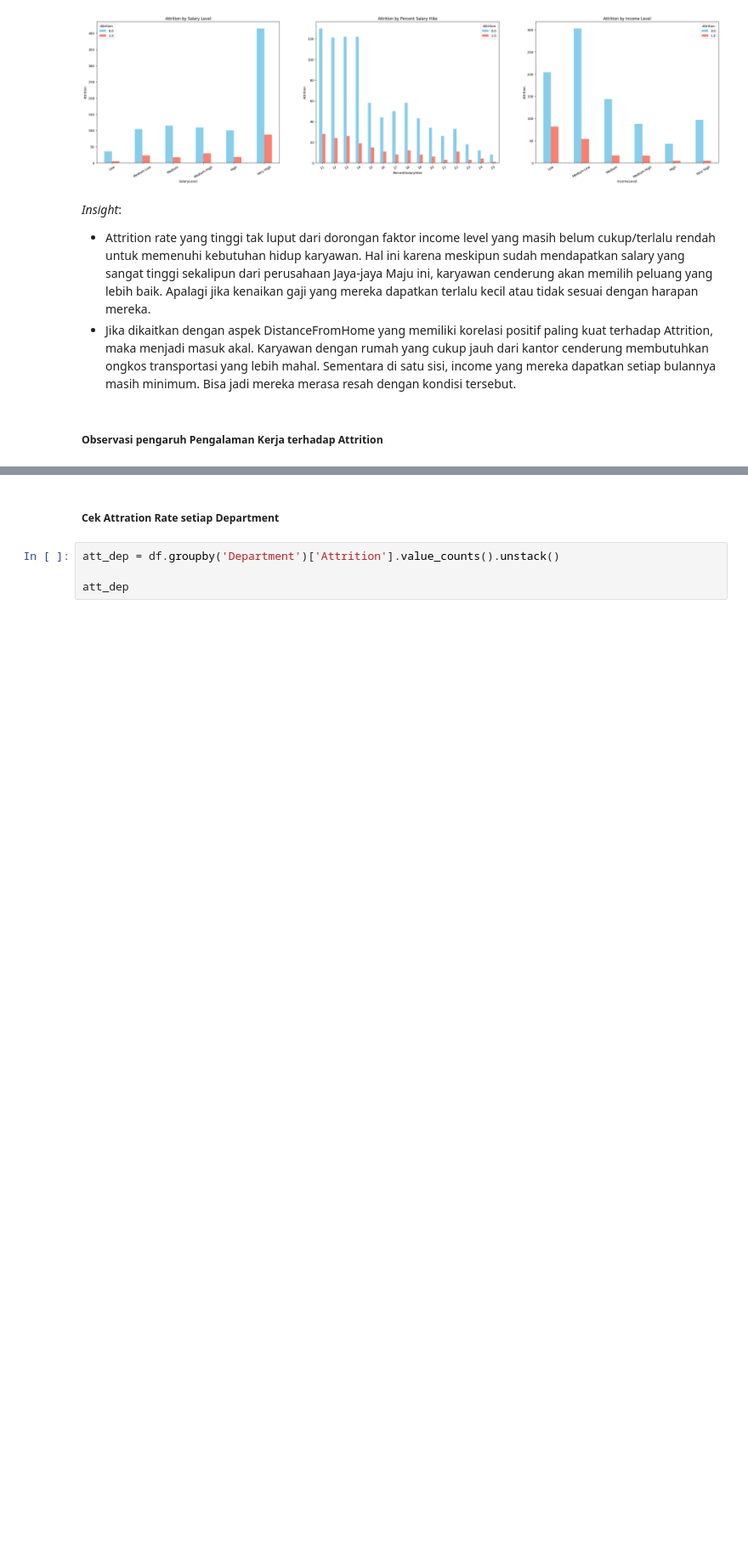
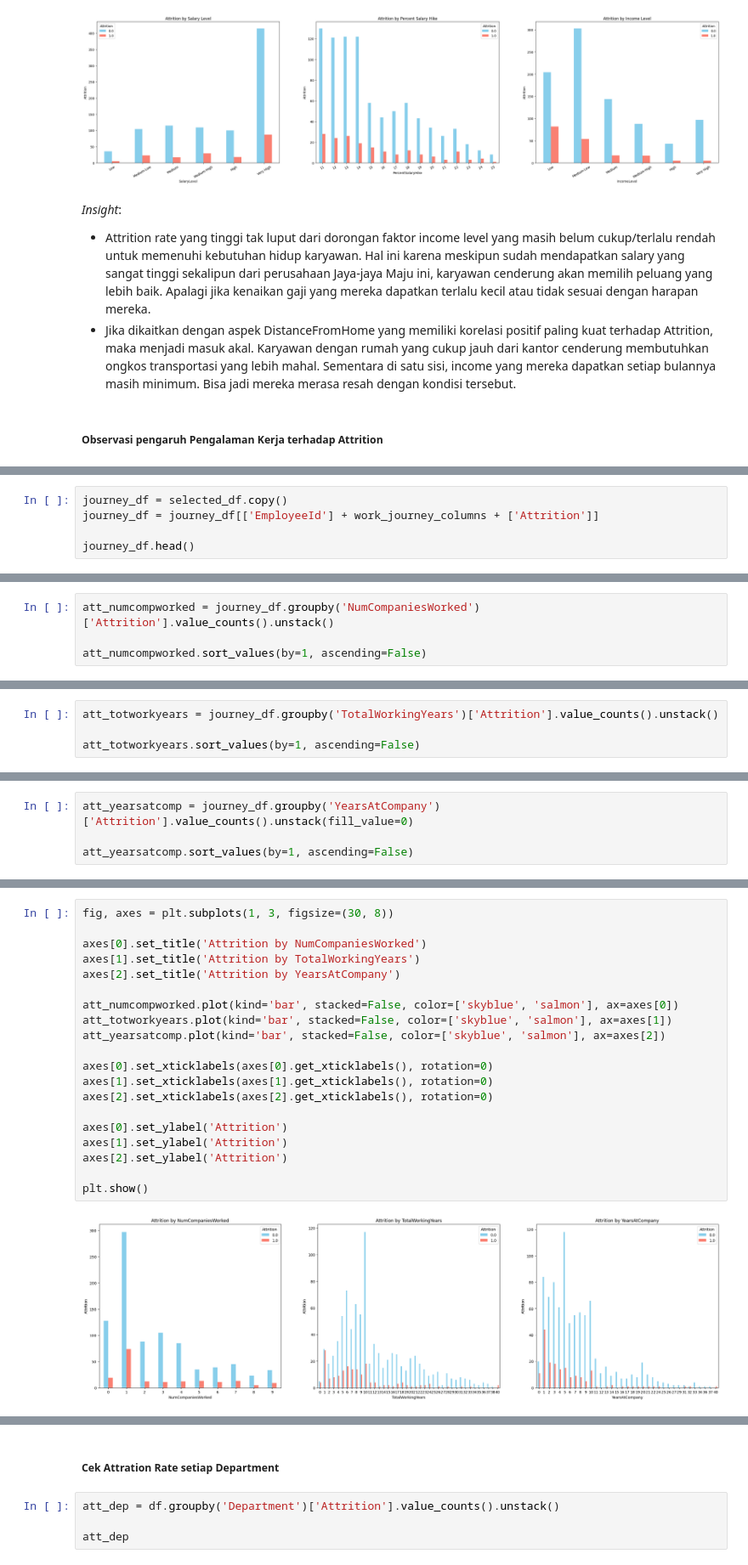
Before and after one commit to Sulbae/HR-Dashboard, a Jupyter notebook: notebook.ipynb, the cells around one changed output, grey strips where cells are left out. Shown at 85% size. Cells and saved outputs as stored; diff of their text form; blank space fills up the shorter version.

```diff
--- a/notebook.ipynb
+++ b/notebook.ipynb
@@ -484,0 +491,5 @@ _Insight_:
+# %%
+journey_df = selected_df.copy()
+journey_df = journey_df[['EmployeeId'] + work_journey_columns + ['Attrition']]
+
+journey_df.head()
@@ -484,0 +521,4 @@ _Insight_:
+# %%
+att_numcompworked = journey_df.groupby('NumCompaniesWorked')['Attrition'].value_counts().unstack()
+
+att_numcompworked.sort_values(by=1, ascending=False)
@@ -484,0 +558,4 @@ _Insight_:
+# %%
+att_totworkyears = journey_df.groupby('TotalWorkingYears')['Attrition'].value_counts().unstack()
+
+att_totworkyears.sort_values(by=1, ascending=False)
@@ -484,0 +601,4 @@ _Insight_:
+# %%
+att_yearsatcomp = journey_df.groupby('YearsAtCompany')['Attrition'].value_counts().unstack(fill_value=0)
+
+att_yearsatcomp.sort_values(by=1, ascending=False)
@@ -484,0 +624,22 @@ _Insight_:
+# %%
+fig, axes = plt.subplots(1, 3, figsize=(30, 8))
+
+axes[0].set_title('Attrition by NumCompaniesWorked')
+axes[1].set_title('Attrition by TotalWorkingYears')
+axes[2].set_title('Attrition by YearsAtCompany')
+
+att_numcompworked.plot(kind='bar', stacked=False, color=['skyblue', 'salmon'], ax=axes[0])
+att_totworkyears.plot(kind='bar', stacked=False, color=['skyblue', 'salmon'], ax=axes[1])
+att_yearsatcomp.plot(kind='bar', stacked=False, color=['skyblue', 'salmon'], ax=axes[2])
+
+axes[0].set_xticklabels(axes[0].get_xticklabels(), rotation=0)
+axes[1].set_xticklabels(axes[1].get_xticklabels(), rotation=0)
+axes[2].set_xticklabels(axes[2].get_xticklabels(), rotation=0)
+
+axes[0].set_ylabel('Attrition')
+axes[1].set_ylabel('Attrition')
+axes[2].set_ylabel('Attrition')
+
+plt.show()
+# %% [output]
+[figure, added]
```
Also changed, not shown: parts of 11 cells of this notebook.
